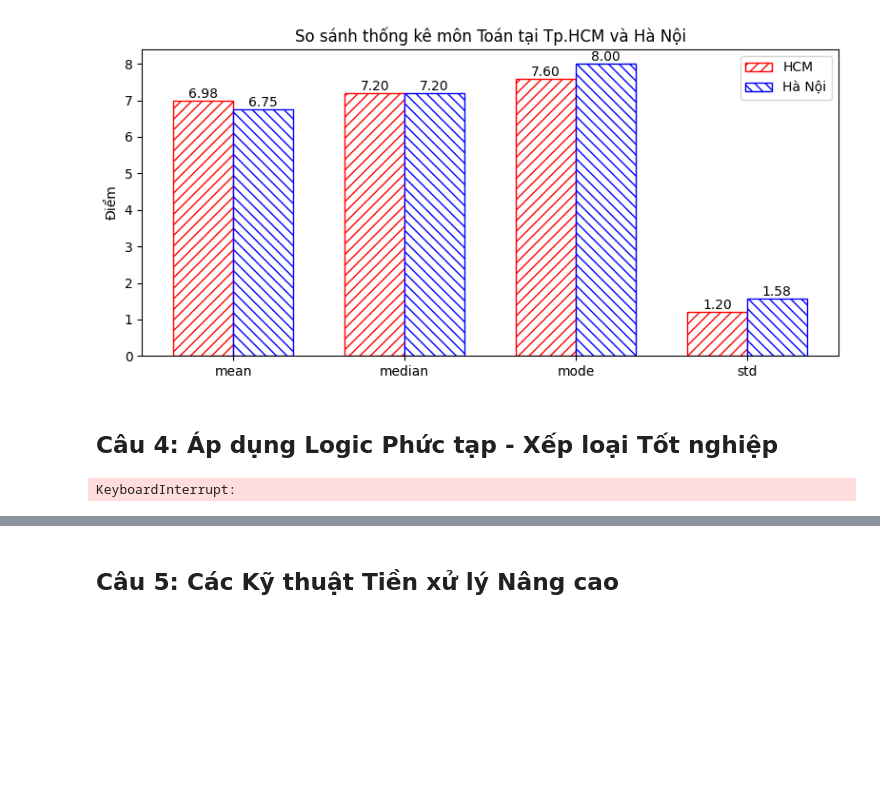
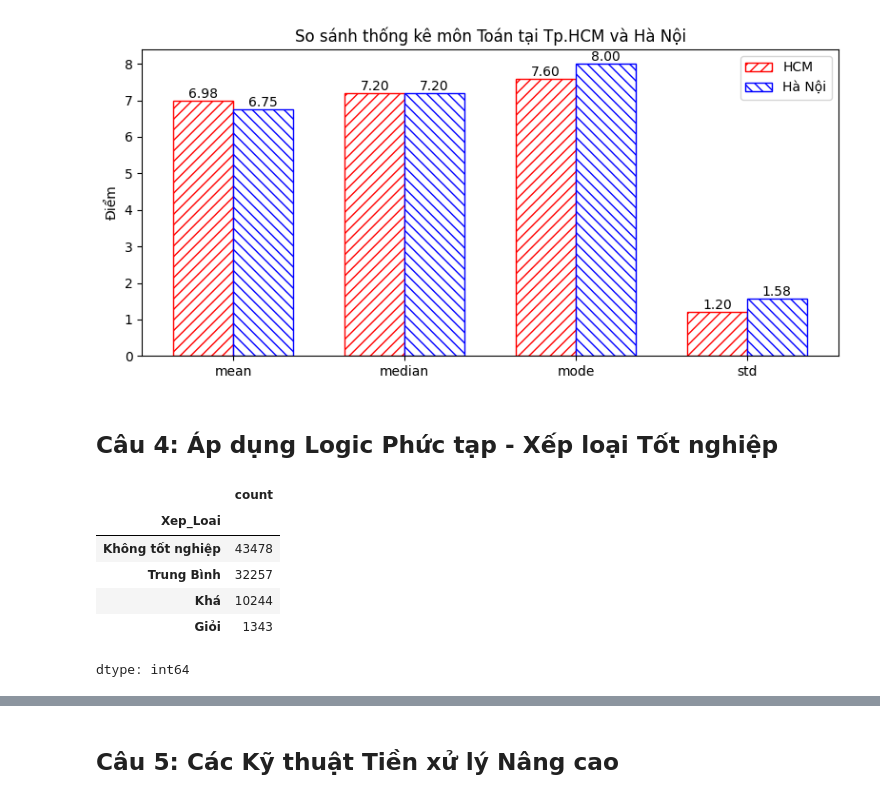
Before and after one commit to vnscience/DataMining, a Jupyter notebook: KPDL_BTH02.ipynb, the cells around one changed output, grey strips where cells are left out. Cells and saved outputs as stored; diff of their text form; code cells hidden in the pictures; blank space fills up the shorter version.

```diff
--- a/KPDL_BTH02.ipynb
+++ b/KPDL_BTH02.ipynb
@@ -199,31 +205,37 @@ df_hanoi.to_csv('/content/drive/MyDrive/Colab Notebooks/Datasets/DiemToanTHPT24/
 # %%
 def xep_loai(row):
   mon_thi = ['toan', 'ngu_van', 'ngoai_ngu']
   mon_khtn, mon_khxh = ['vat_li', 'hoa_hoc', 'sinh_hoc'], ['lich_su', 'dia_li', 'gdcd']
 
   if row[mon_khtn].notna().all():
     mon_thi.extend(mon_khtn)
   elif row[mon_khxh].notna().all():
     mon_thi.extend(mon_khxh)
   else:
     return "Không tốt nghiệp"
 
   if(row[mon_thi] <= 1.0).any():
     return "Không tốt nghiệp"
 
   dxtn = row[mon_thi].mean()
 
   if dxtn >= 8.0 and (row[mon_thi] >= 7.0).all():
     return "Giỏi"
   elif  dxtn >= 6.5 and (row[mon_thi] >= 6.0).all():
     return "Khá"
   else:
     return "Trung Bình"
 
-df_hcm_raw["Xep_Loai"] = df_hcm_raw.apply(xep_loai, axis=1)
-df_hcm_raw["Xep_Loai"].value_counts()
+df_hcm["Xep_Loai"] = df_hcm.apply(xep_loai, axis=1)
+df_hcm["Xep_Loai"].value_counts()
 # %% [output]
+|  | count |
+| Xep_Loai |  |
+| Không tốt nghiệp | 43478 |
+| Trung Bình | 32257 |
+| Khá | 10244 |
+| Giỏi | 1343 |
-KeyboardInterrupt:
+dtype: int64
 # %%
 import seaborn as sns
 
```
Also changed, not shown: parts of 11 cells of this notebook.
